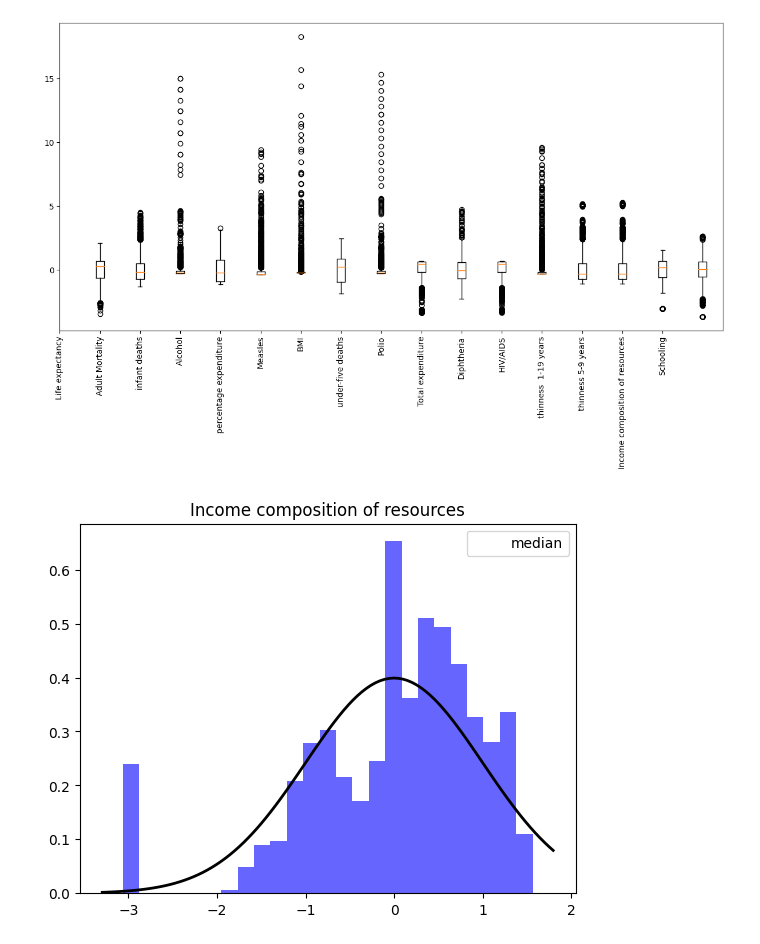
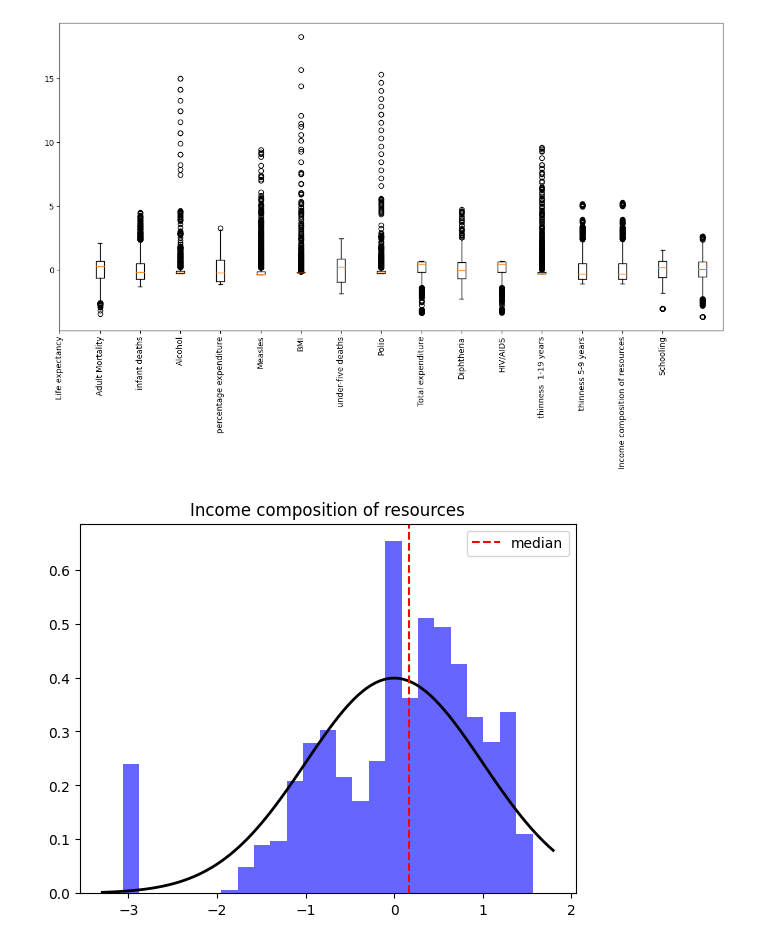
Before and after one commit to Apros7/DTU_MachineLearning, a Jupyter notebook: Project1/boxplots2.ipynb, the cells around one changed output. Saved outputs shown, nothing was run; the diff lists cells and outputs as text; code cells hidden in the pictures.

```diff
--- a/Project1/boxplots2.ipynb
+++ b/Project1/boxplots2.ipynb
@@ -30,23 +30,23 @@ plt.show()
 # %%
 column = data["Income composition of resources"]
 median_column = column.median()
 
 import numpy as np
 from scipy.stats import norm
 import statistics
 
 mu, std = norm.fit(column)
 plt.hist(column, bins=25, density=True, alpha=0.6, color='b')
 
 xmin, xmax = plt.xlim()
 x = np.linspace(xmin, xmax, 100)
 p = norm.pdf(x, mu, std)
 
 plt.plot(x, p, 'k', linewidth=2)
 plt.title("Income composition of resources")
-plt.axvline(median_column, color = "r", linestyle = "", label="median")
+plt.axvline(median_column, color = "r", linestyle = "--", label="median")
 
 plt.legend()
 plt.show()
 # %% [output]
-[figure, old version]
+[figure, new version]
```
